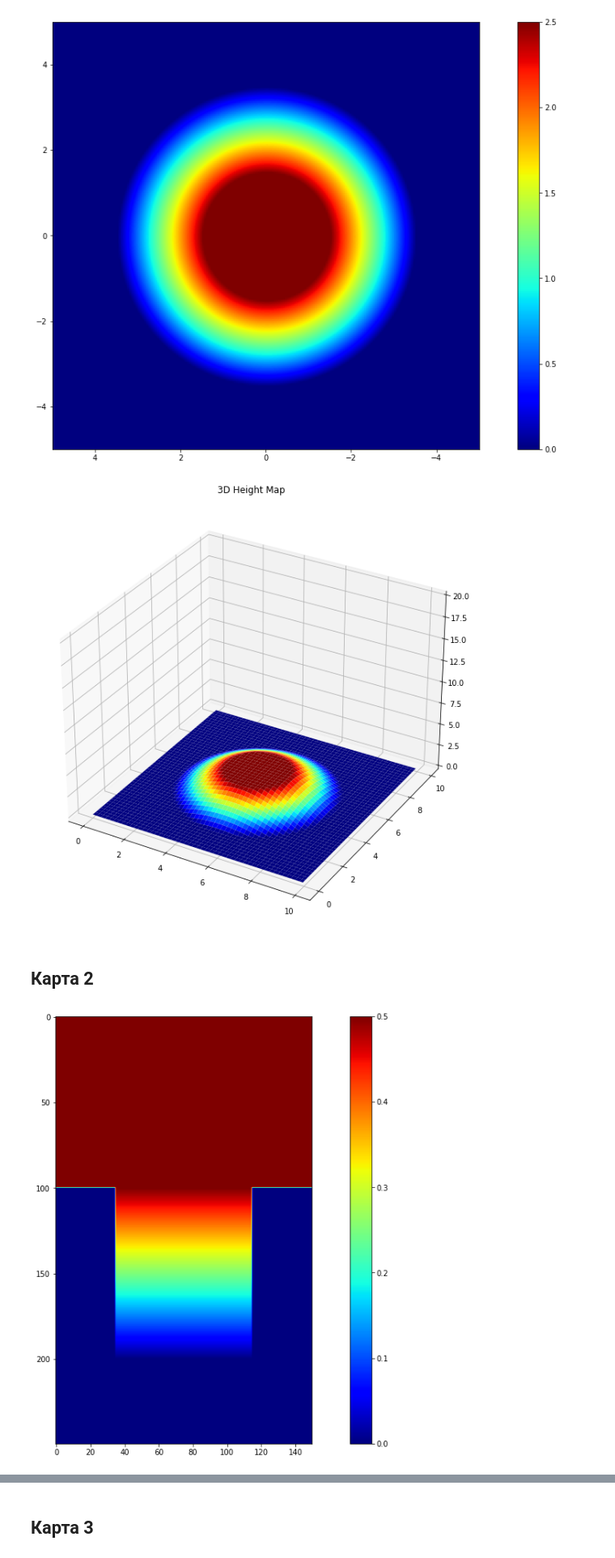
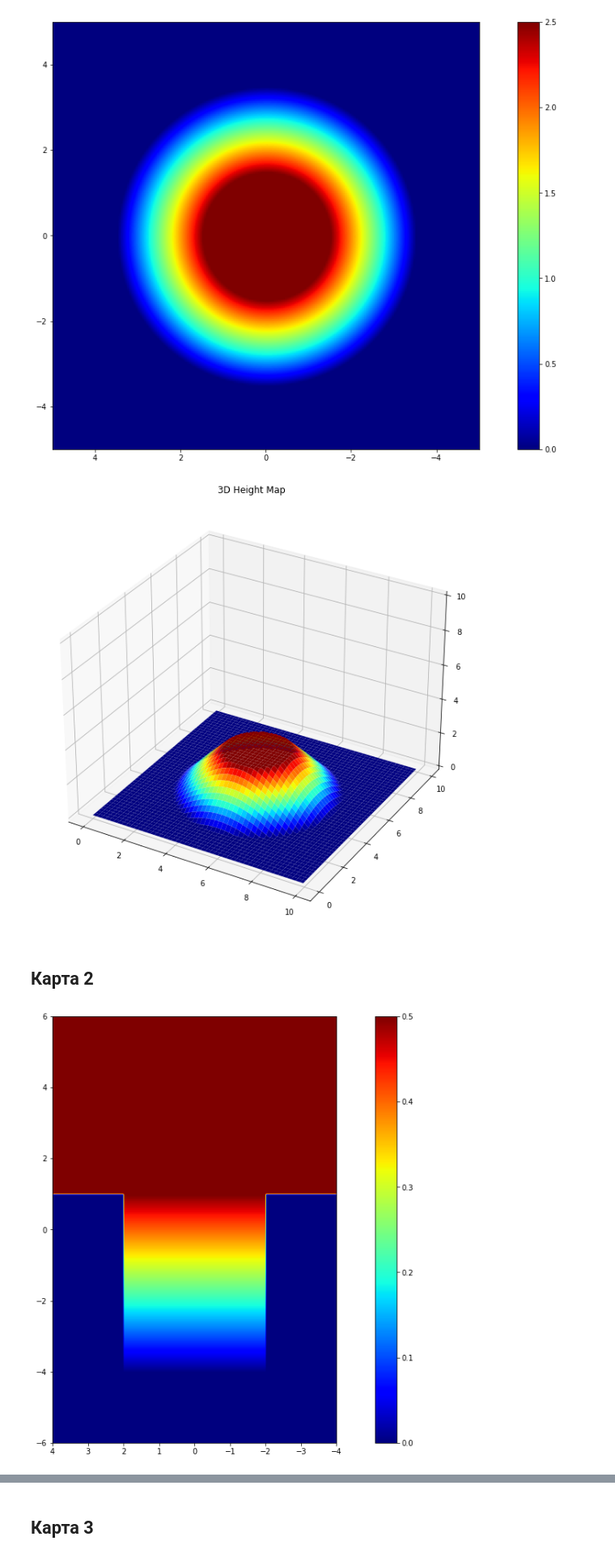
Before and after one commit to FastSense/mppic, a Jupyter notebook: mppic/experiments/experiments_processing/processing.ipynb, the cells around one changed output, grey strips where cells are left out. Shown at 81% size. Cells and saved outputs as stored; diff of their text form; code cells hidden in the pictures.

```diff
--- a/mppic/experiments/experiments_processing/processing.ipynb
+++ b/mppic/experiments/experiments_processing/processing.ipynb
@@ -58,16 +122,16 @@ fig = plt.figure()
 fig.set_size_inches(18.5, 10.5)
 ax = fig.add_subplot(111, projection='3d')
 ax.plot_surface(x, y, z, cmap='jet')
-ax.set_zlim(0,20)
+ax.set_zlim(0, 10)
 
 plt.title('3D Height Map')
 plt.show()
 # %% [output]
-[figure, old version]
+[figure, new version]
 # %% [markdown]
 ## Карта 2
 # %%
-map_size_2 = (250, 150) # pixels
+map_size_2 = (240, 160) # pixels
 map_2 = np.zeros(map_size_2)
 resolution = 0.05 # meters
 
@@ -85,13 +149,10 @@ for i in range(box_len, box_len + ramp_len):
     for j in range(center_j - box_width // 2,  center_j + box_width // 2):
         map_2[i, j] = -(i - box_len - ramp_len) / ramp_len * box_height
 # %%
-fig = plt.figure()
-fig.set_size_inches(18.5, 10.5)
-p = plt.imshow(map_2, cmap='jet')
-plt.colorbar(p)
+draw_map_2d(map_2, resolution)
 plt.show()
 # %% [output]
-[figure, old version]
+[figure, new version]
 # %%
 z = map_2
 x_real = resolution * np.array(range(z.shape[1]))
```
Also changed, not shown: parts of 42 cells of this notebook, 5 other files.
